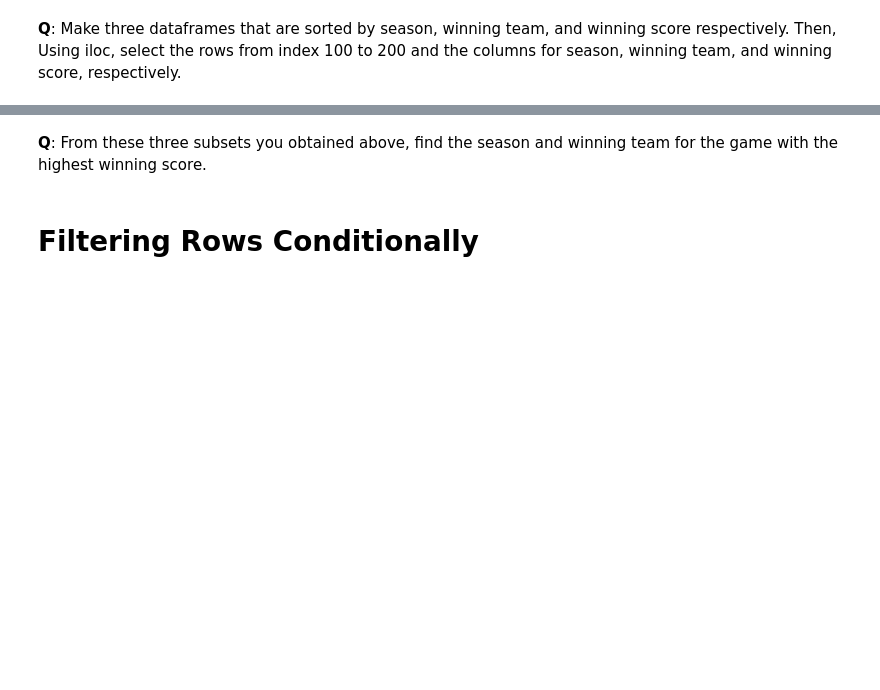
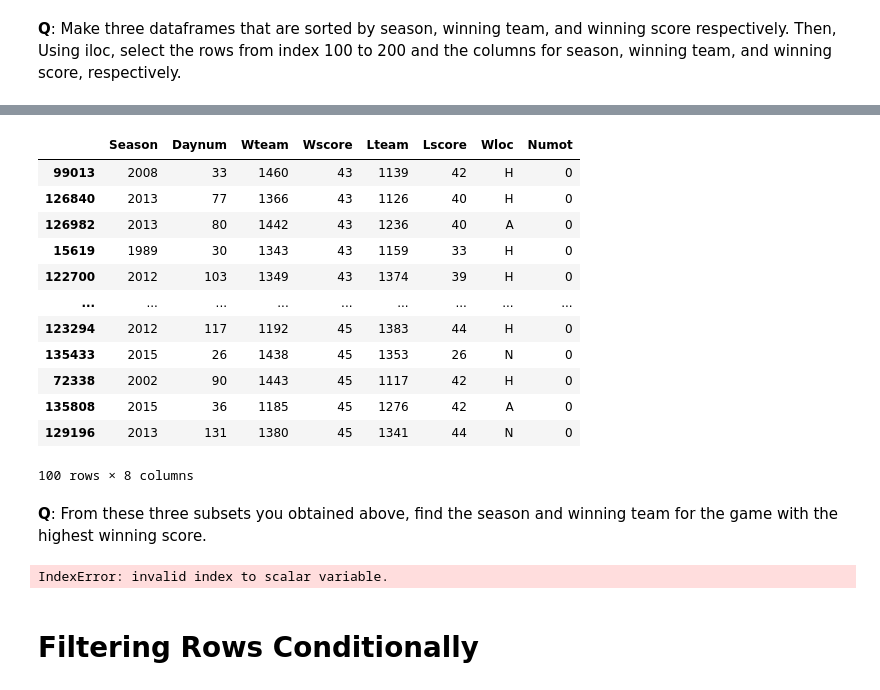
Before and after one commit to miafjensen/Data_visualization_and_analysis_group12, a Jupyter notebook: pd_s205487.ipynb, the cells around one changed output, grey strips where cells are left out. Drawn from its saved outputs; the diff is of its cells as text; code cells hidden in the pictures; blank space fills up the shorter version.

```diff
--- a/pd_s205487.ipynb
+++ b/pd_s205487.ipynb
@@ -232,2 +254,19 @@ df.sort_values('Lscore').head()
+# %%
+wscore_df = df.sort_values('Wscore')
+wscore_df.iloc[100:200]
+# %% [output]
+|  | Season | Daynum | Wteam | Wscore | Lteam | Lscore | Wloc | Numot |
+| 99013 | 2008 | 33 | 1460 | 43 | 1139 | 42 | H | 0 |
+| 126840 | 2013 | 77 | 1366 | 43 | 1126 | 40 | H | 0 |
+| 126982 | 2013 | 80 | 1442 | 43 | 1236 | 40 | A | 0 |
+| 15619 | 1989 | 30 | 1343 | 43 | 1159 | 33 | H | 0 |
+| 122700 | 2012 | 103 | 1349 | 43 | 1374 | 39 | H | 0 |
+| ... | ... | ... | ... | ... | ... | ... | ... | ... |
+| 123294 | 2012 | 117 | 1192 | 45 | 1383 | 44 | H | 0 |
+| 135433 | 2015 | 26 | 1438 | 45 | 1353 | 26 | N | 0 |
+| 72338 | 2002 | 90 | 1443 | 45 | 1117 | 42 | H | 0 |
+| 135808 | 2015 | 36 | 1185 | 45 | 1276 | 42 | A | 0 |
+| 129196 | 2013 | 131 | 1380 | 45 | 1341 | 44 | N | 0 |
+100 rows × 8 columns
 # %% [markdown]
 **Q**: From these three subsets you obtained above, find the season and winning team for the game with the highest winning score.
@@ -236,3 +273,10 @@ df.sort_values('Lscore').head()
+# %%
+# Write your code here
+#wscore_df.iloc[wscore_df['Wscore'].argmax()]
+df.iloc[wscore_df['Wscore'].argmax()]['Wteam']['Season']
+#wscore_df.iloc[wscore_df['Wscore'].argmax()]['Season']
+# %% [output]
+IndexError: invalid index to scalar variable.
 # %% [markdown]
 # Filtering Rows Conditionally
 # %% [markdown]
```
Also changed, not shown: parts of 6 cells of this notebook.
